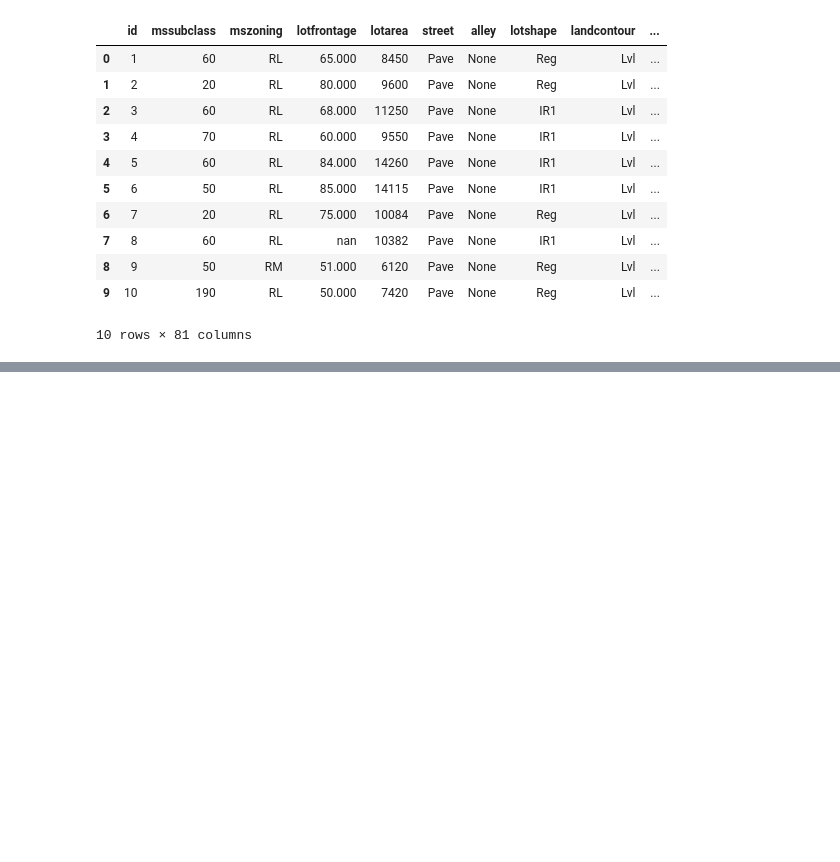
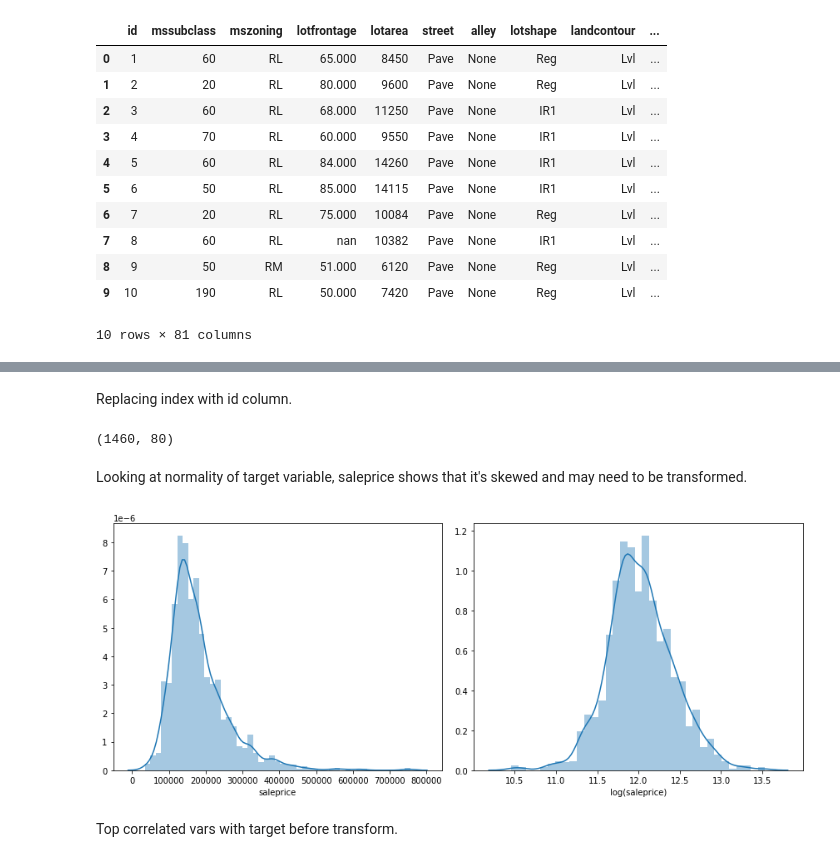
Before and after one commit to mgalaviz1/my_work, a Jupyter notebook: week6_linear_regression/lr_challenge.ipynb, the cells around one changed output, grey strips where cells are left out. Saved outputs shown, nothing was run; the diff lists cells and outputs as text; code cells hidden in the pictures; blank space fills up the shorter version.

```diff
--- a/week6_linear_regression/lr_challenge.ipynb
+++ b/week6_linear_regression/lr_challenge.ipynb
@@ -139,0 +301,23 @@ df.head(10)
+# %% [markdown]
+Replacing index with id column.
+# %%
+df = df.set_index("id")
+df.shape
+# %% [output]
+(1460, 80)
+# %% [markdown]
+Looking at normality of target variable, saleprice shows that it's skewed and may need to be transformed.
+# %%
+fig, axes = plt.subplots(1, 2, figsize=(12, 5))
+
+sns.distplot(df["saleprice"], ax=axes[0])
+
+sns.distplot(np.log(df["saleprice"]), ax=axes[1])
+axes[1].set_xlabel("log(saleprice)")
+
+plt.tight_layout()
+plt.show()
+# %% [output]
+[figure, added]
+# %% [markdown]
+Top correlated vars with target before transform.
```
Also changed, not shown: parts of 70 cells of this notebook, 4 other files.
